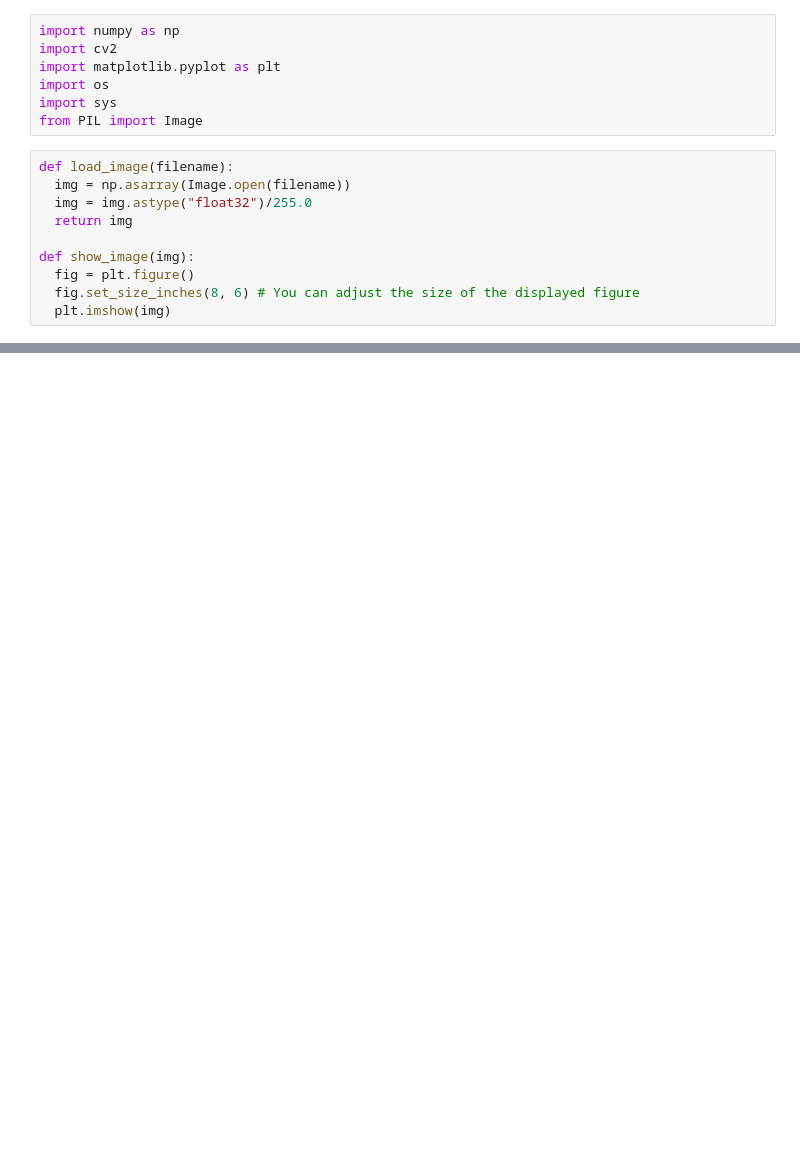
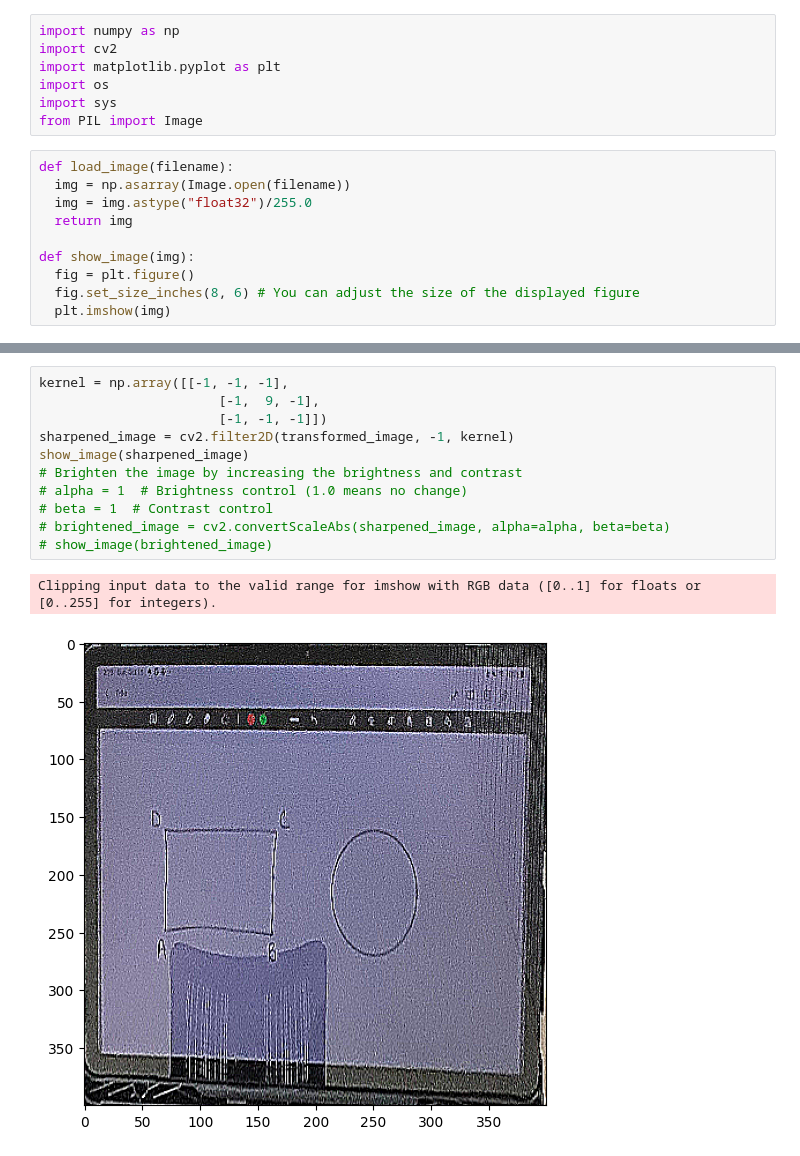
Before and after one commit to hitenkothari/top-down-view, a Jupyter notebook: top_down.ipynb, the cells around one changed output, grey strips where cells are left out. Saved outputs shown, nothing was run; the diff lists cells and outputs as text; blank space fills up the shorter version.

```diff
--- a/top_down.ipynb
+++ b/top_down.ipynb
@@ -147,0 +44,14 @@ show_image(transformed_image)
+# %%
+kernel = np.array([[-1, -1, -1],
+                       [-1,  9, -1],
+                       [-1, -1, -1]])
+sharpened_image = cv2.filter2D(transformed_image, -1, kernel)
+show_image(sharpened_image)
+# Brighten the image by increasing the brightness and contrast
+# alpha = 1  # Brightness control (1.0 means no change)
+# beta = 1  # Contrast control
+# brightened_image = cv2.convertScaleAbs(sharpened_image, alpha=alpha, beta=beta)
+# show_image(brightened_image)
+# %% [output]
+Clipping input data to the valid range for imshow with RGB data ([0..1] for floats or [0..255] for integers).
+[figure, added]
```
Also changed, not shown: parts of 5 cells of this notebook.
